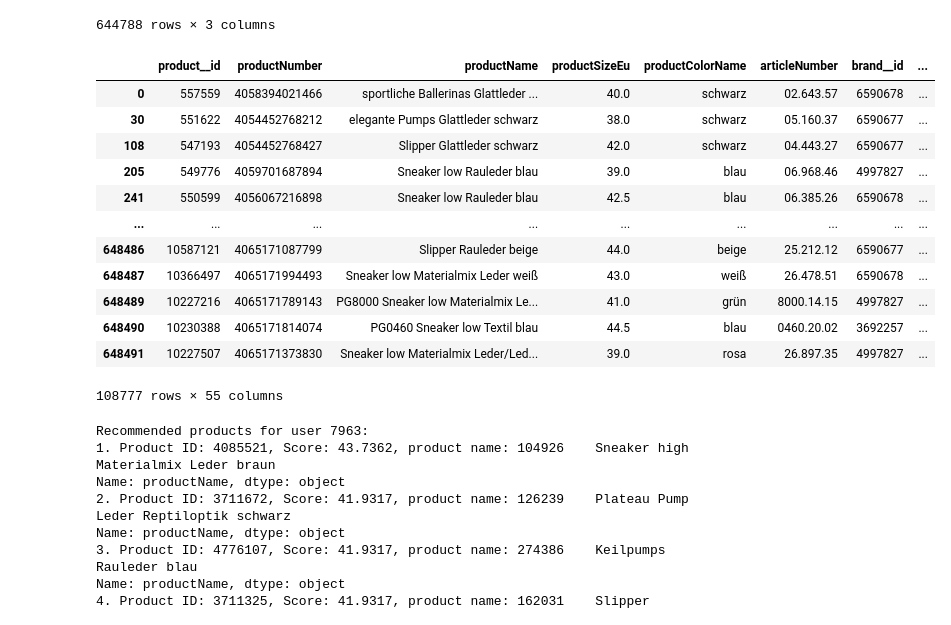
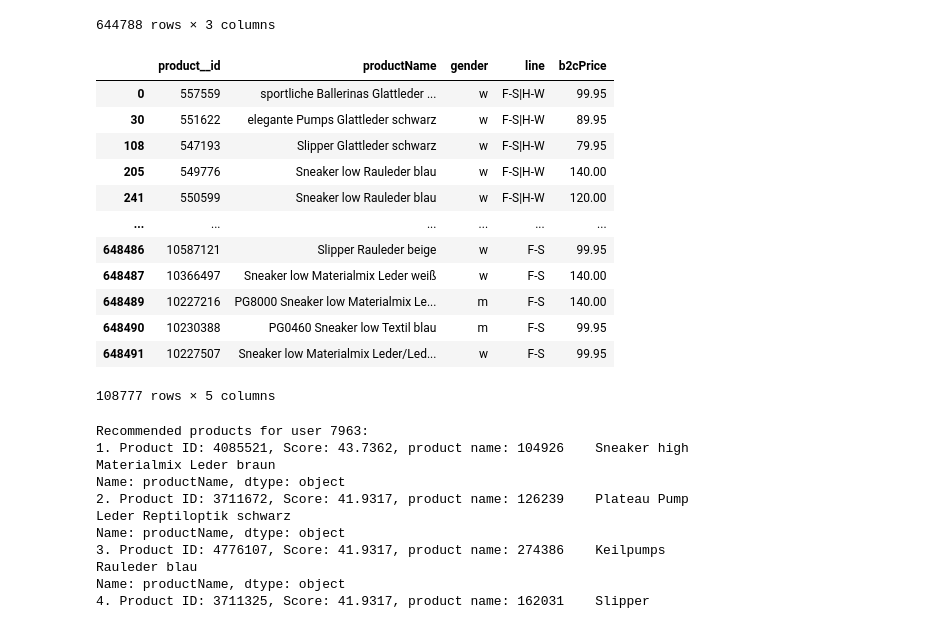
Before and after one commit to tomhuber96/master-thesis-practical-part, a Jupyter notebook: DL/gabor/gabor_interaction_log.ipynb, the cells around one changed output. Saved outputs shown, nothing was run; the diff lists cells and outputs as text; code cells hidden in the pictures.

```diff
--- a/DL/gabor/gabor_interaction_log.ipynb
+++ b/DL/gabor/gabor_interaction_log.ipynb
@@ -28,21 +28,21 @@ data
 644788 rows × 3 columns
 # %%
 product_data = pd.read_pickle(basepath +'only_products.pkl')
-product_data
+product_data[['product__id','productName',  'gender', 'line', 'b2cPrice']]
 # %% [output]
-|  | product__id | productNumber | productName | productSizeEu | productColorName | articleNumber | brand__id | ... |
-| 0 | 557559 | 4058394021466 | sportliche Ballerinas Glattleder ... | 40.0 | schwarz | 02.643.57 | 6590678 | ... |
-| 30 | 551622 | 4054452768212 | elegante Pumps Glattleder schwarz | 38.0 | schwarz | 05.160.37 | 6590677 | ... |
-| 108 | 547193 | 4054452768427 | Slipper Glattleder schwarz | 42.0 | schwarz | 04.443.27 | 6590677 | ... |
-| 205 | 549776 | 4059701687894 | Sneaker low Rauleder blau | 39.0 | blau | 06.968.46 | 4997827 | ... |
-| 241 | 550599 | 4056067216898 | Sneaker low Rauleder blau | 42.5 | blau | 06.385.26 | 6590678 | ... |
-| ... | ... | ... | ... | ... | ... | ... | ... | ... |
-| 648486 | 10587121 | 4065171087799 | Slipper Rauleder beige | 44.0 | beige | 25.212.12 | 6590677 | ... |
-| 648487 | 10366497 | 4065171994493 | Sneaker low Materialmix Leder weiß | 43.0 | weiß | 26.478.51 | 6590678 | ... |
-| 648489 | 10227216 | 4065171789143 | PG8000 Sneaker low Materialmix Le... | 41.0 | grün | 8000.14.15 | 4997827 | ... |
-| 648490 | 10230388 | 4065171814074 | PG0460 Sneaker low Textil blau | 44.5 | blau | 0460.20.02 | 3692257 | ... |
-| 648491 | 10227507 | 4065171373830 | Sneaker low Materialmix Leder/Led... | 39.0 | rosa | 26.897.35 | 4997827 | ... |
+|  | product__id | productName | gender | line | b2cPrice |
+| 0 | 557559 | sportliche Ballerinas Glattleder ... | w | F-S|H-W | 99.95 |
+| 30 | 551622 | elegante Pumps Glattleder schwarz | w | F-S|H-W | 89.95 |
+| 108 | 547193 | Slipper Glattleder schwarz | w | F-S|H-W | 79.95 |
+| 205 | 549776 | Sneaker low Rauleder blau | w | F-S|H-W | 140.00 |
+| 241 | 550599 | Sneaker low Rauleder blau | w | F-S|H-W | 120.00 |
+| ... | ... | ... | ... | ... | ... |
+| 648486 | 10587121 | Slipper Rauleder beige | w | F-S | 99.95 |
+| 648487 | 10366497 | Sneaker low Materialmix Leder weiß | w | F-S | 140.00 |
+| 648489 | 10227216 | PG8000 Sneaker low Materialmix Le... | m | F-S | 140.00 |
+| 648490 | 10230388 | PG0460 Sneaker low Textil blau | m | F-S | 99.95 |
+| 648491 | 10227507 | Sneaker low Materialmix Leder/Led... | w | F-S | 99.95 |
-108777 rows × 55 columns
+108777 rows × 5 columns
 # %%
 encoder = LabelEncoder()
 data['customer_id_encoded'] = encoder.fit_transform(data['customer_id'])
```
Also changed, not shown: 3 other files.
